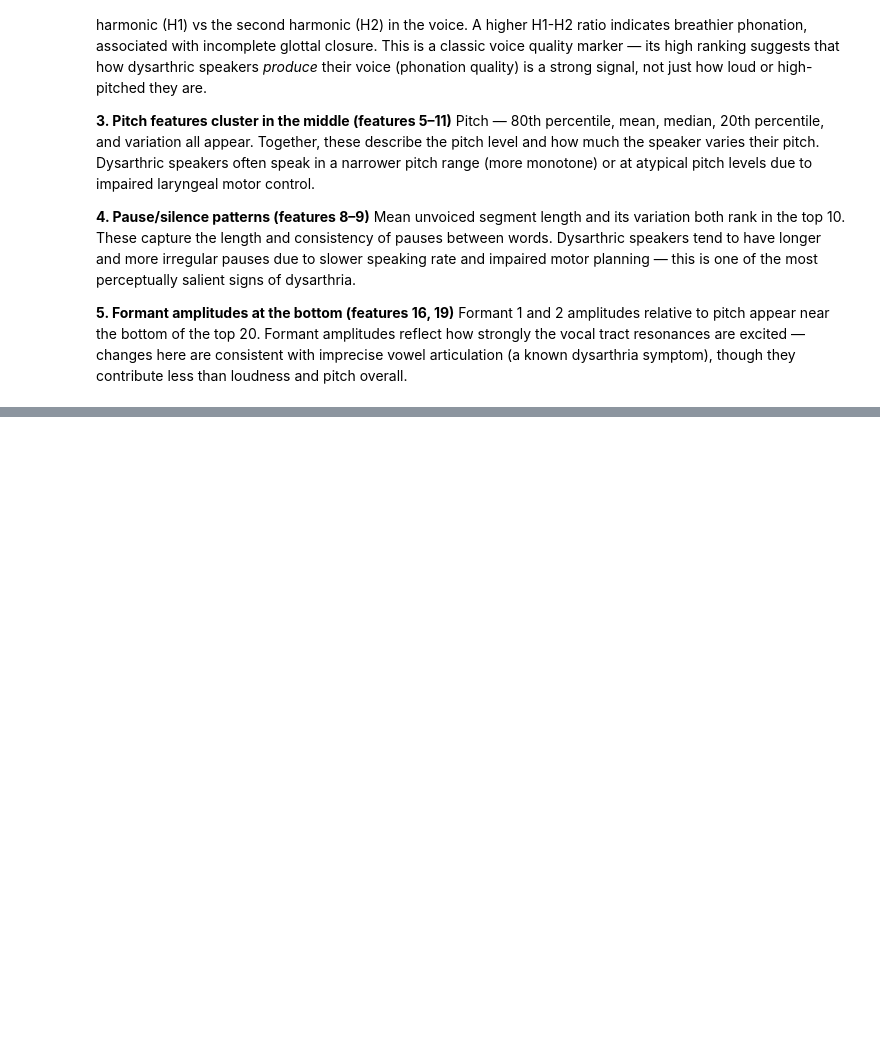
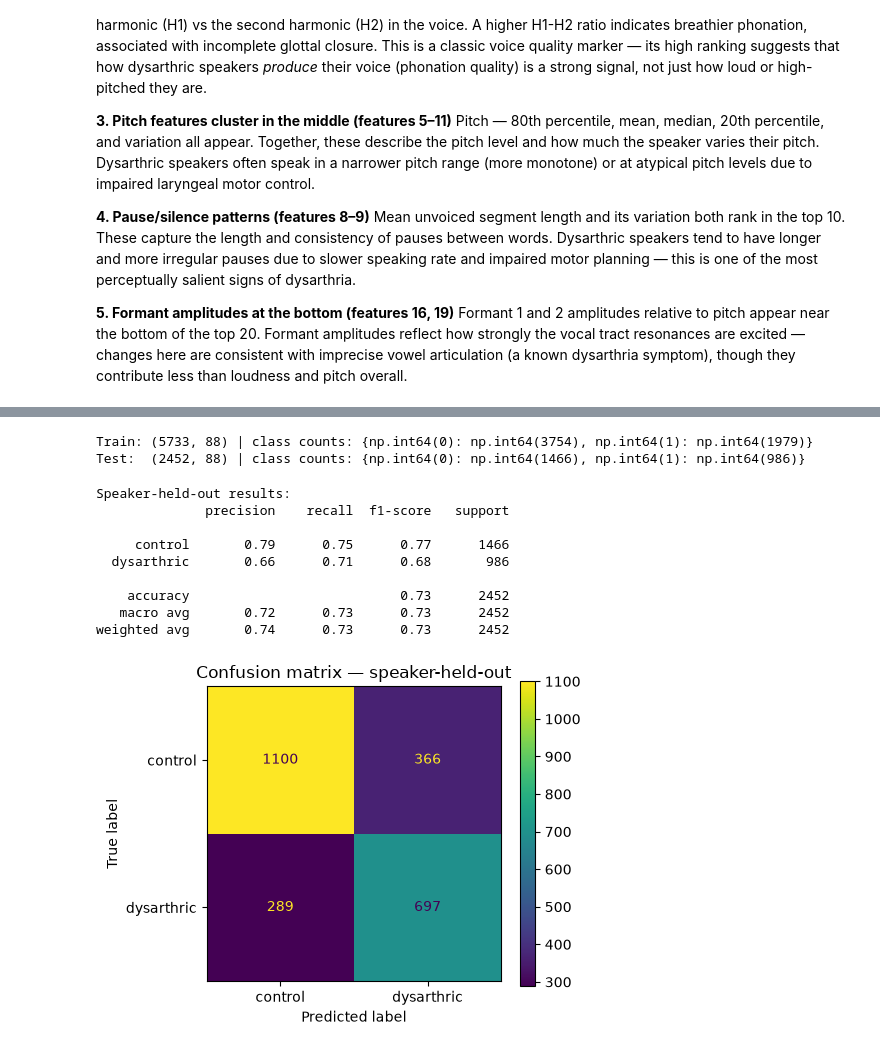
Before and after one commit to Evelyn-Ding/summeratseas, a Jupyter notebook: week-04/torgo_analysis.ipynb, the cells around one changed output, grey strips where cells are left out. Saved outputs shown, nothing was run; the diff lists cells and outputs as text; code cells hidden in the pictures; blank space fills up the shorter version.

Commit message:
split torgo training by speaker

```diff
--- a/week-04/torgo_analysis.ipynb
+++ b/week-04/torgo_analysis.ipynb
@@ -332,0 +343,49 @@ Formant 1 and 2 amplitudes relative to pitch appear near the bottom of the top 2
+# %%
+import numpy as np
+
+# extract speaker ID from filename (e.g. 'F03-Session1-...' -> 'F03')
+df["speaker"] = df["name"].str.strip("'").str.split("-").str[0]
+
+test_speakers = {"F03", "M02", "FC03", "MC02"}
+train_mask = ~df["speaker"].isin(test_speakers)
+test_mask  =  df["speaker"].isin(test_speakers)
+
+X_train_spk = df.loc[train_mask, feature_cols].values
+y_train_spk = df.loc[train_mask, "label"].values
+X_test_spk  = df.loc[test_mask,  feature_cols].values
+y_test_spk  = df.loc[test_mask,  "label"].values
+
+print("Train:", X_train_spk.shape, "| class counts:", dict(zip(*np.unique(y_train_spk, return_counts=True))))
+print("Test: ", X_test_spk.shape,  "| class counts:", dict(zip(*np.unique(y_test_spk,  return_counts=True))))
+# %% [output]
+Train: (5733, 88) | class counts: {np.int64(0): np.int64(3754), np.int64(1): np.int64(1979)}
+Test:  (2452, 88) | class counts: {np.int64(0): np.int64(1466), np.int64(1): np.int64(986)}
+# %%
+import numpy as np
+
+rf_spk = RandomForestClassifier(n_estimators=100, class_weight="balanced", random_state=42, n_jobs=-1)
+rf_spk.fit(X_train_spk, y_train_spk)
+
+print("Speaker-held-out results:")
+print(classification_report(y_test_spk, rf_spk.predict(X_test_spk), target_names=["control", "dysarthric"]))
+
+fig, ax = plt.subplots(figsize=(5, 4))
+ConfusionMatrixDisplay.from_predictions(
+    y_test_spk, rf_spk.predict(X_test_spk),
+    display_labels=["control", "dysarthric"],
+    ax=ax,
+)
+ax.set_title("Confusion matrix — speaker-held-out")
+plt.tight_layout()
+plt.show()
+# %% [output]
+Speaker-held-out results:
+              precision    recall  f1-score   support
+
+     control       0.79      0.75      0.77      1466
+  dysarthric       0.66      0.71      0.68       986
+
+    accuracy                           0.73      2452
+   macro avg       0.72      0.73      0.73      2452
+weighted avg       0.74      0.73      0.73      2452
+[figure, added]
```
Also changed, not shown: parts of 4 cells of this notebook.
